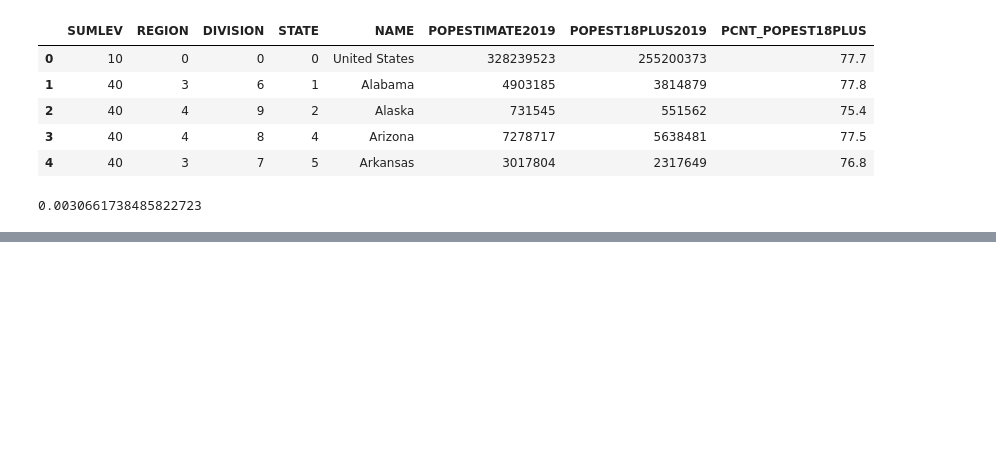
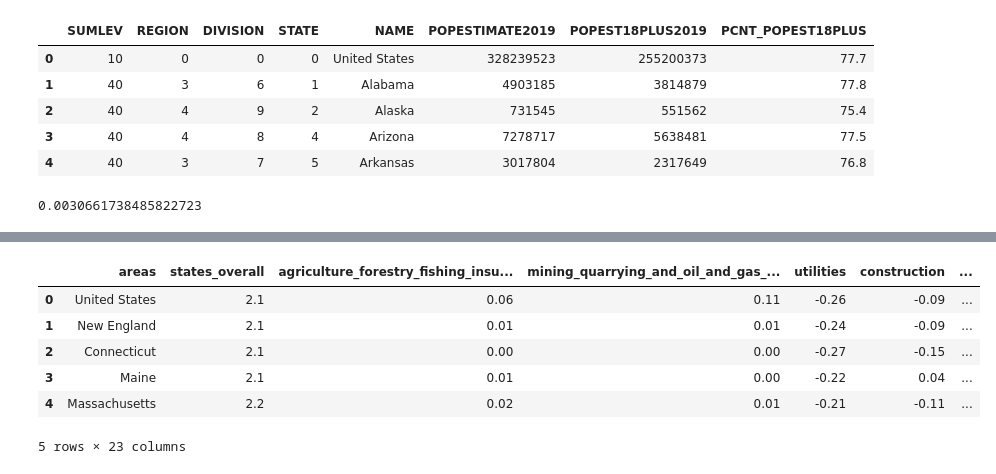
Before and after one commit to xcao38/covid19_analysis, a Jupyter notebook: covid19_analysis.ipynb, the cells around one changed output, grey strips where cells are left out. Drawn from its saved outputs; the diff is of its cells as text; code cells hidden in the pictures; blank space fills up the shorter version.

```diff
--- a/covid19_analysis.ipynb
+++ b/covid19_analysis.ipynb
@@ -68,3 +84,13 @@ ny_confirmed/ny_pop
+# %%
+gdp_states_inds.head()
+# %% [output]
+|  | areas | states_overall | agriculture_forestry_fishing_insu... | mining_quarrying_and_oil_and_gas_... | utilities | construction | ... |
+| 0 | United States | 2.1 | 0.06 | 0.11 | -0.26 | -0.09 | ... |
+| 1 | New England | 2.1 | 0.01 | 0.01 | -0.24 | -0.09 | ... |
+| 2 | Connecticut | 2.1 | 0.00 | 0.00 | -0.27 | -0.15 | ... |
+| 3 | Maine | 2.1 | 0.01 | 0.00 | -0.22 | 0.04 | ... |
+| 4 | Massachusetts | 2.2 | 0.02 | 0.01 | -0.21 | -0.11 | ... |
+5 rows × 23 columns
 # %%
 def get_unquarantine_change_rate():
 
```
Also changed, not shown: parts of 5 cells of this notebook, 2 other files.
